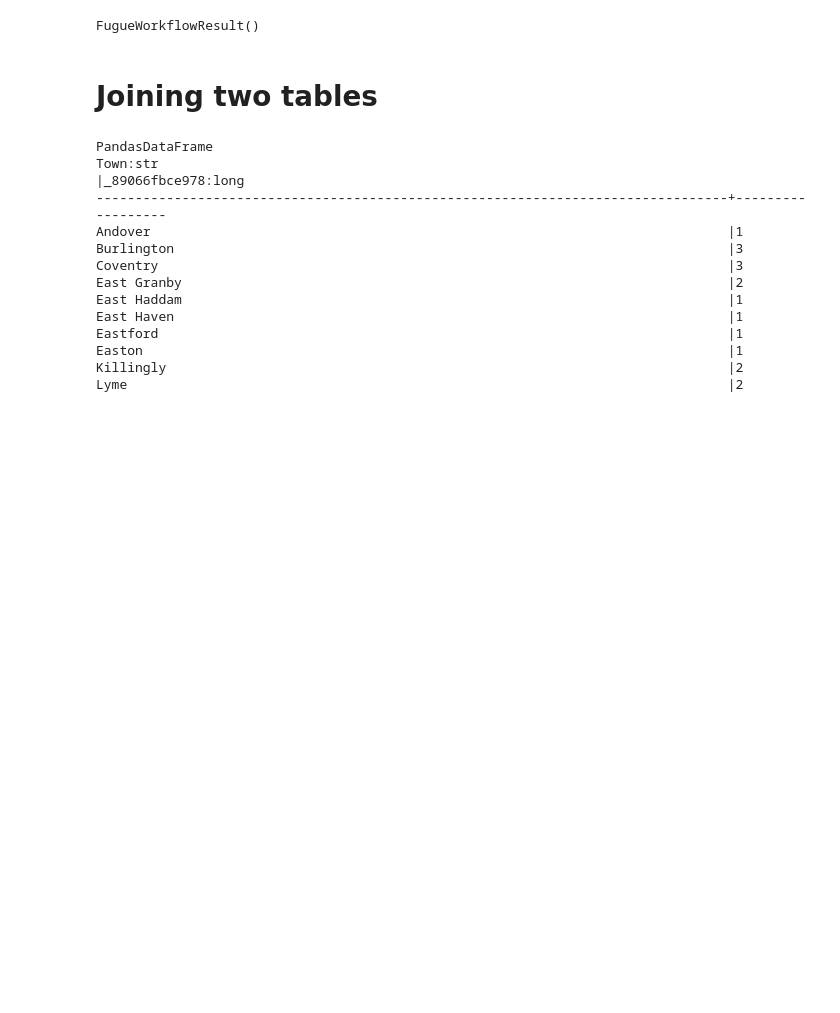
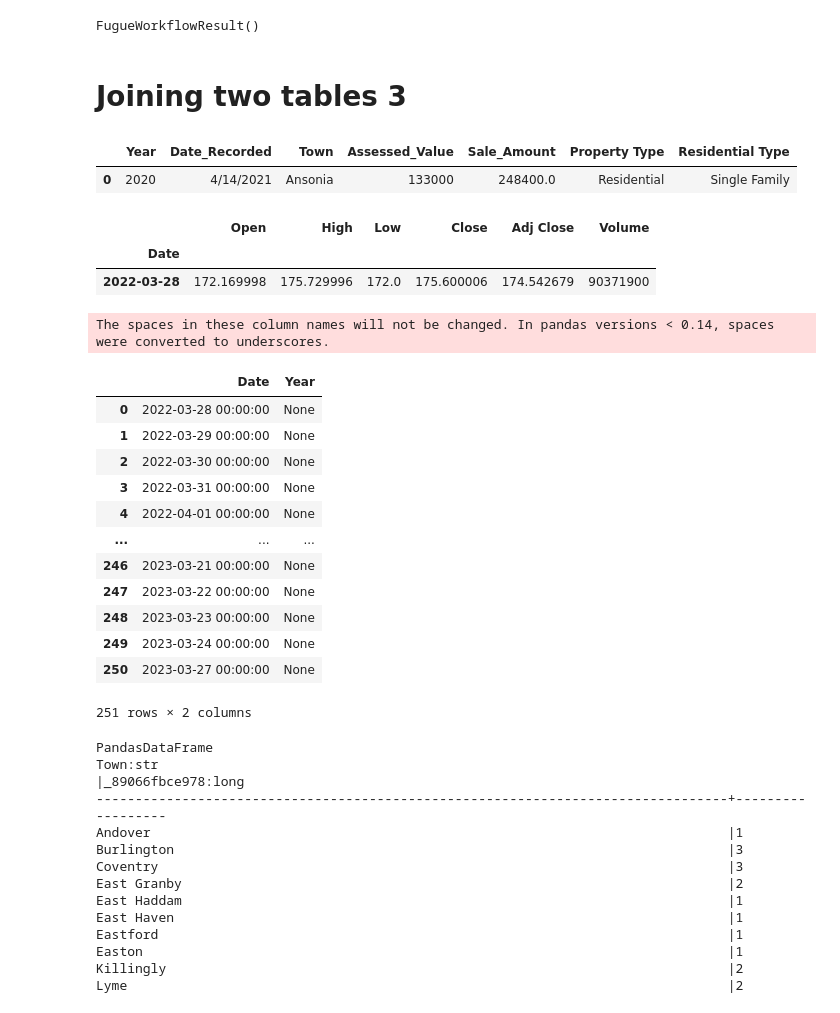
Before and after one commit to buzzpoint1/Final_project, a Jupyter notebook: final_project.ipynb, the cells around one changed output. Cells and saved outputs as stored; diff of their text form; code cells hidden in the pictures; blank space fills up the shorter version.

Commit message:
Joined two tables

```diff
--- a/final_project.ipynb
+++ b/final_project.ipynb
@@ -186,4 +186,4 @@ Bethany
 Bethel                                                                           |5598
 FugueWorkflowResult()
 # %% [markdown]
-# Joining two tables
+# Joining two tables   3
@@ -190,3 +194,48 @@ FugueWorkflowResult()
+# %%
+re.head(1)
+# %% [output]
+|  | Year | Date_Recorded | Town | Assessed_Value | Sale_Amount | Property Type | Residential Type |
+| 0 | 2020 | 4/14/2021 | Ansonia | 133000 | 248400.0 | Residential | Single Family |
+# %%
+# 2nd Table  from Google Stock
+dfaapl = pd.read_csv('AAPL.csv',index_col='Date',parse_dates= True)
+# %%
+dfaapl.head(1)
+# %% [output]
+|  | Open | High | Low | Close | Adj Close | Volume |
+| Date |  |  |  |  |  |  |
+| 2022-03-28 | 172.169998 | 175.729996 | 172.0 | 175.600006 | 174.542679 | 90371900 |
+# %%
+conn = sqlite3.connect(':memory:')
+dfaapl.to_sql("dfaapl",conn)
+re.to_sql("re",conn)
+def sql(a_string):
+    return(pd.read_sql(a_string,conn))
+# %% [output]
+The spaces in these column names will not be changed. In pandas versions < 0.14, spaces were converted to underscores.
+# %%
+#Two Tables Joined
+
+sql("""SELECT a.Date, e.Year FROM dfaapl As a
+
+    LEFT JOIN
+    re AS e
+    ON a.Date = e.Year
+   """)
+# %% [output]
+|  | Date | Year |
+| 0 | 2022-03-28 00:00:00 | None |
+| 1 | 2022-03-29 00:00:00 | None |
+| 2 | 2022-03-30 00:00:00 | None |
+| 3 | 2022-03-31 00:00:00 | None |
+| 4 | 2022-04-01 00:00:00 | None |
+| ... | ... | ... |
+| 246 | 2023-03-21 00:00:00 | None |
+| 247 | 2023-03-22 00:00:00 | None |
+| 248 | 2023-03-23 00:00:00 | None |
+| 249 | 2023-03-24 00:00:00 | None |
+| 250 | 2023-03-27 00:00:00 | None |
+251 rows × 2 columns
 # %%
 #re = pd.read_csv('RealEstateSales.csv',low_memory=False)
 #print(re.query("Assessed_Value == 200")) with GROUP BY QUERY BY TOWN with WHERE and HOw Many SALES
```
Also changed, not shown: parts of 14 cells of this notebook.
